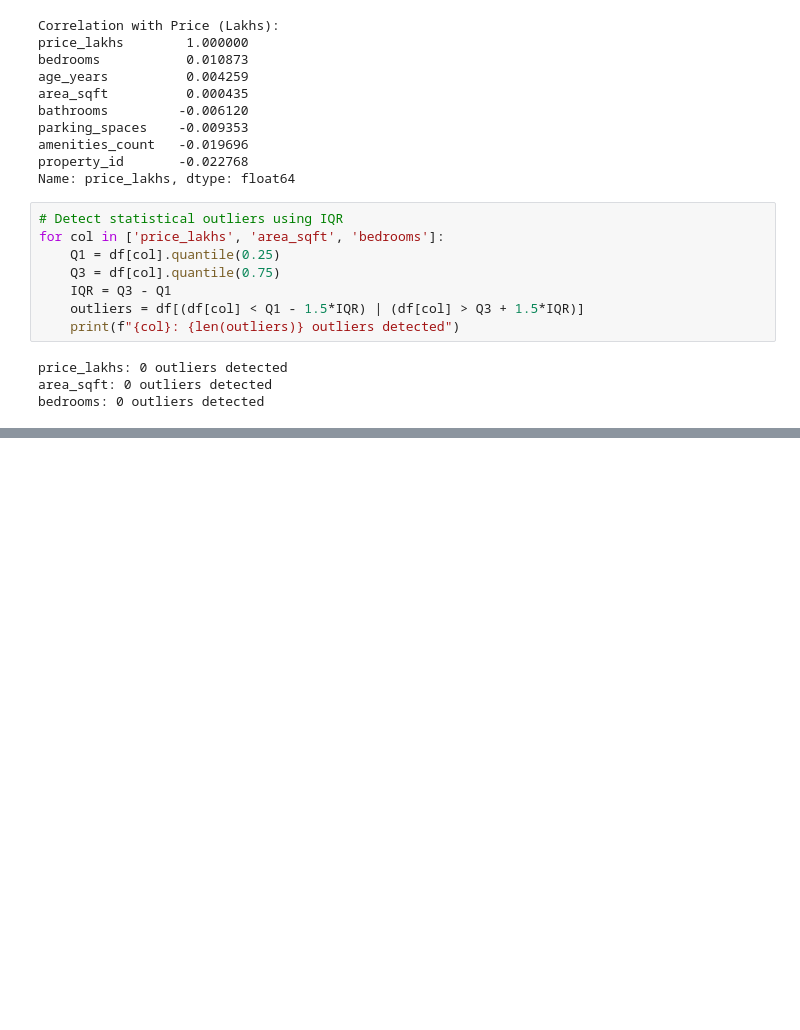
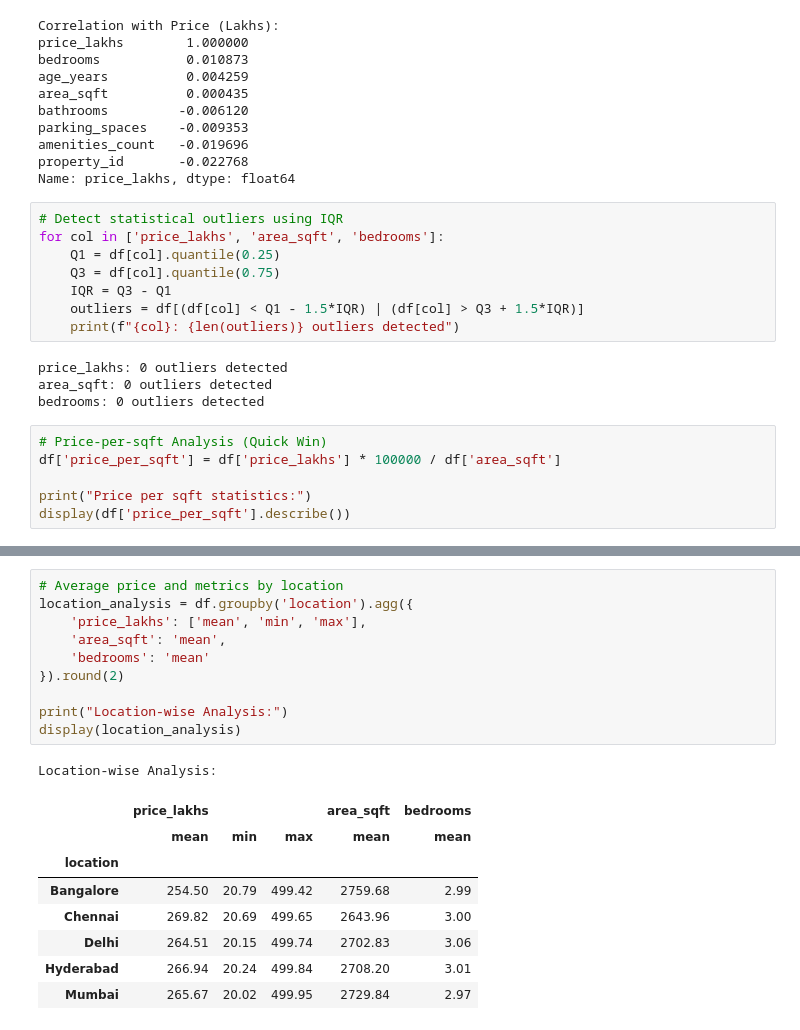
Before and after one commit to Venugopal9578/real-estate-ml-pipeline, a Jupyter notebook: notebooks/01_EDA.ipynb, the cells around one changed output, grey strips where cells are left out. Cells and saved outputs as stored; diff of their text form; blank space fills up the shorter version.

Commit message:
Phase 1 Update: Added price-per-sqft and location-wise analysis

```diff
--- a/notebooks/01_EDA.ipynb
+++ b/notebooks/01_EDA.ipynb
@@ -118,3 +118,9 @@ for col in ['price_lakhs', 'area_sqft', 'bedrooms']:
 price_lakhs: 0 outliers detected
 area_sqft: 0 outliers detected
 bedrooms: 0 outliers detected
+# %%
+# Price-per-sqft Analysis (Quick Win)
+df['price_per_sqft'] = df['price_lakhs'] * 100000 / df['area_sqft']
+
+print("Price per sqft statistics:")
+display(df['price_per_sqft'].describe())
@@ -120,0 +138,20 @@ bedrooms: 0 outliers detected
+# %%
+# Average price and metrics by location
+location_analysis = df.groupby('location').agg({
+    'price_lakhs': ['mean', 'min', 'max'],
+    'area_sqft': 'mean',
+    'bedrooms': 'mean'
+}).round(2)
+
+print("Location-wise Analysis:")
+display(location_analysis)
+# %% [output]
+Location-wise Analysis:
+|  | price_lakhs |  |  | area_sqft | bedrooms |
+|  | mean | min | max | mean | mean |
+| location |  |  |  |  |  |
+| Bangalore | 254.50 | 20.79 | 499.42 | 2759.68 | 2.99 |
+| Chennai | 269.82 | 20.69 | 499.65 | 2643.96 | 3.00 |
+| Delhi | 264.51 | 20.15 | 499.74 | 2702.83 | 3.06 |
+| Hyderabad | 266.94 | 20.24 | 499.84 | 2708.20 | 3.01 |
+| Mumbai | 265.67 | 20.02 | 499.95 | 2729.84 | 2.97 |
```
Also changed, not shown: parts of 1 cell of this notebook.
